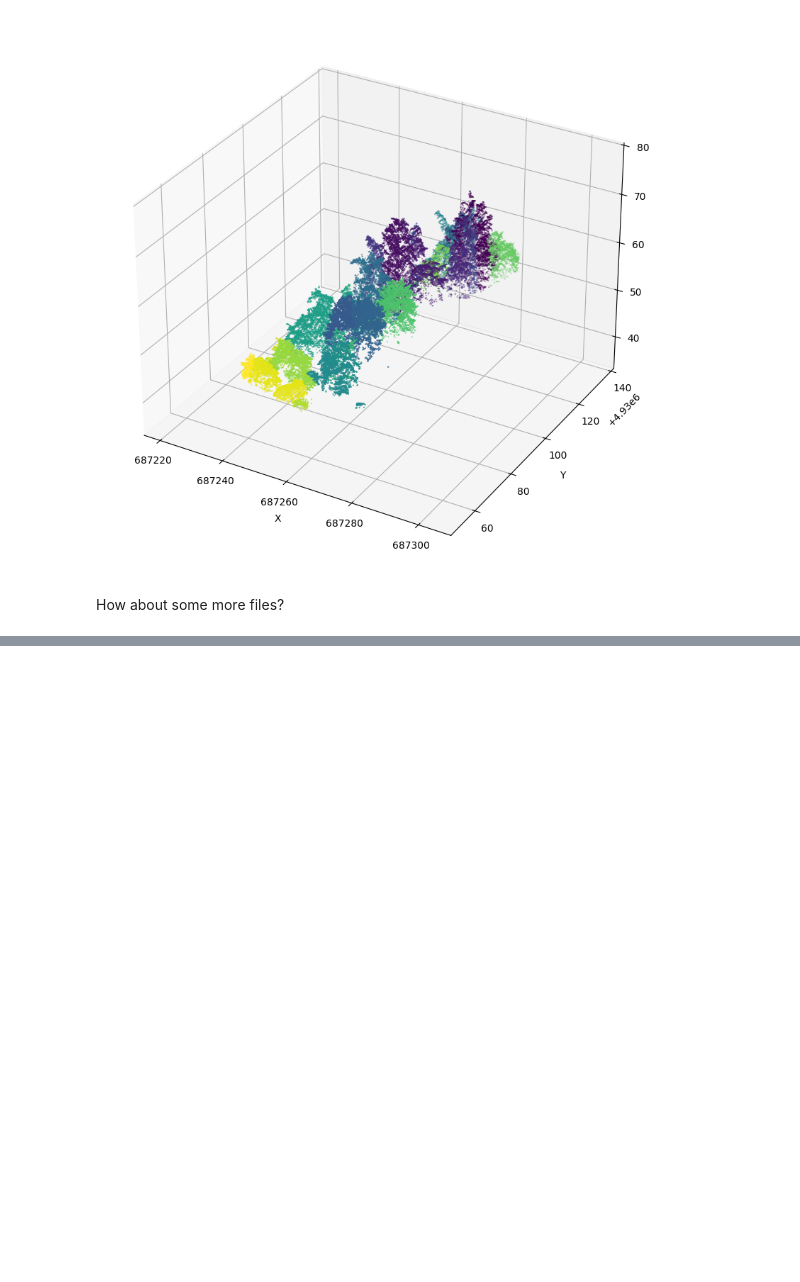
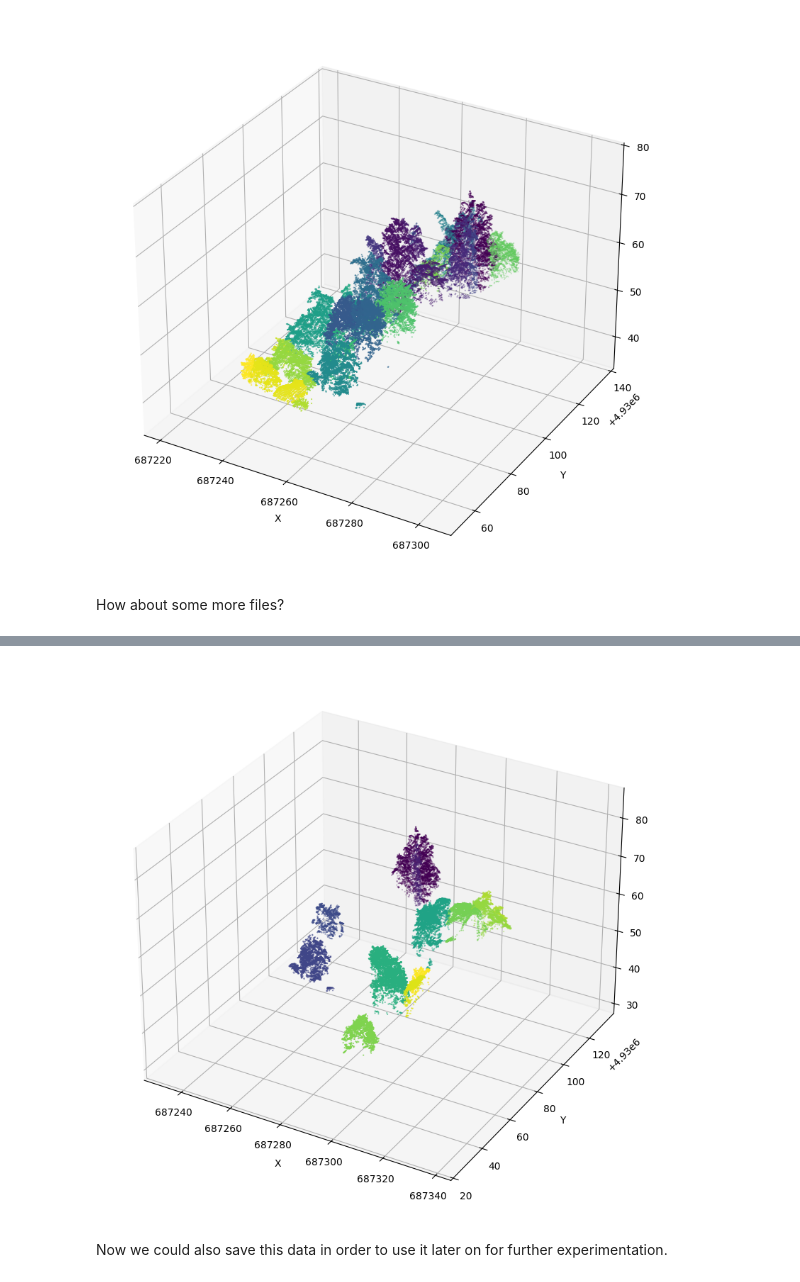
Before and after one commit to MatteoFalcioni/PyTorch_basics, a Jupyter notebook: 07_custom_datasets.ipynb, the cells around one changed output, grey strips where cells are left out. Cells and saved outputs as stored; diff of their text form; code cells hidden in the pictures; blank space fills up the shorter version.

```diff
--- a/07_custom_datasets.ipynb
+++ b/07_custom_datasets.ipynb
@@ -251,0 +328,6 @@ Example data: [6.87272230e+05 4.93012264e+06 5.12600000e+01 0.00000000e+00
+# %%
+plot_point_cloud_scaled(y)
+# %% [output]
+[figure, added]
+# %% [markdown]
+Now we could also save this data in order to use it later on for further experimentation.
```
Also changed, not shown: parts of 26 cells of this notebook.
